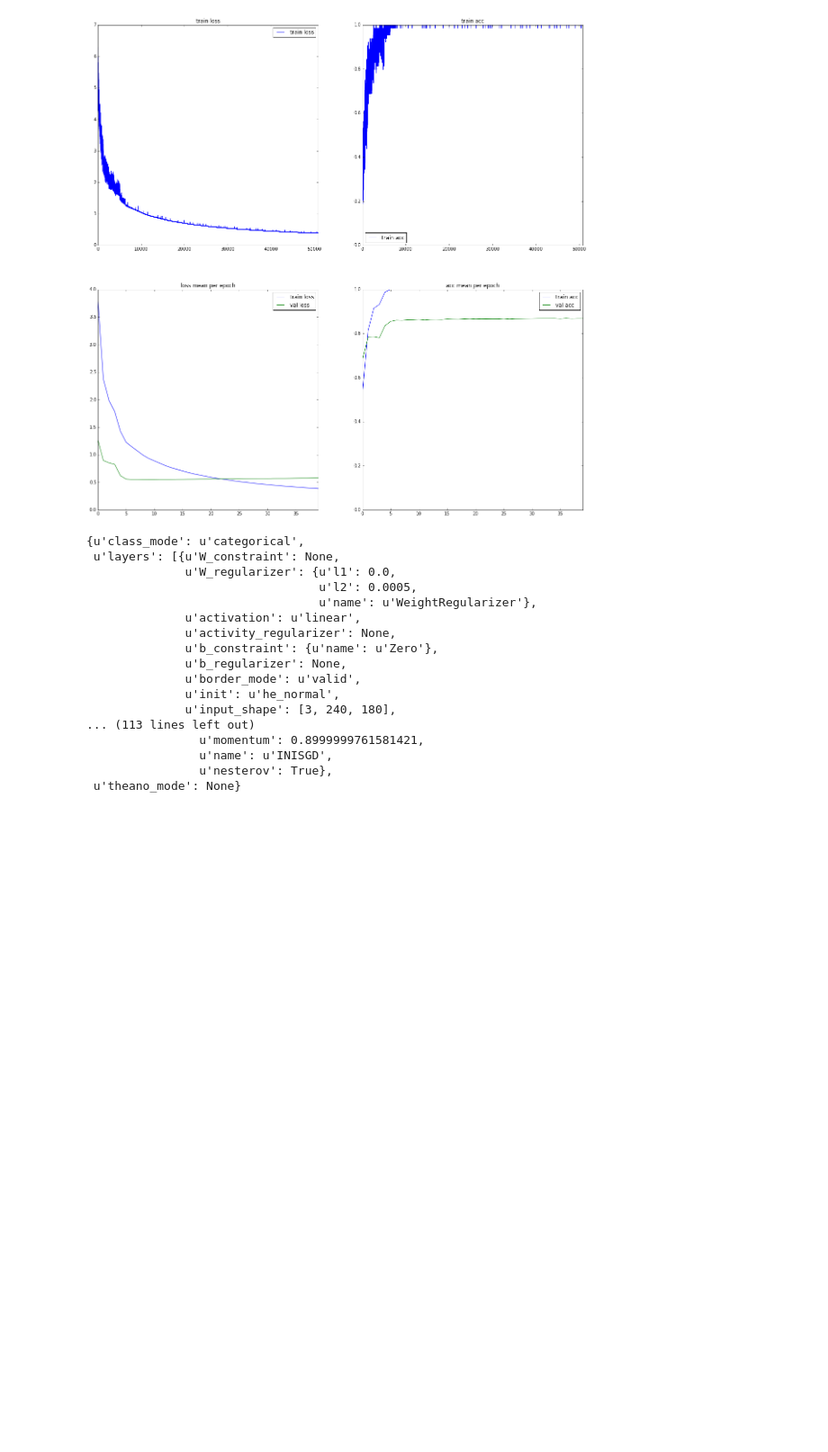
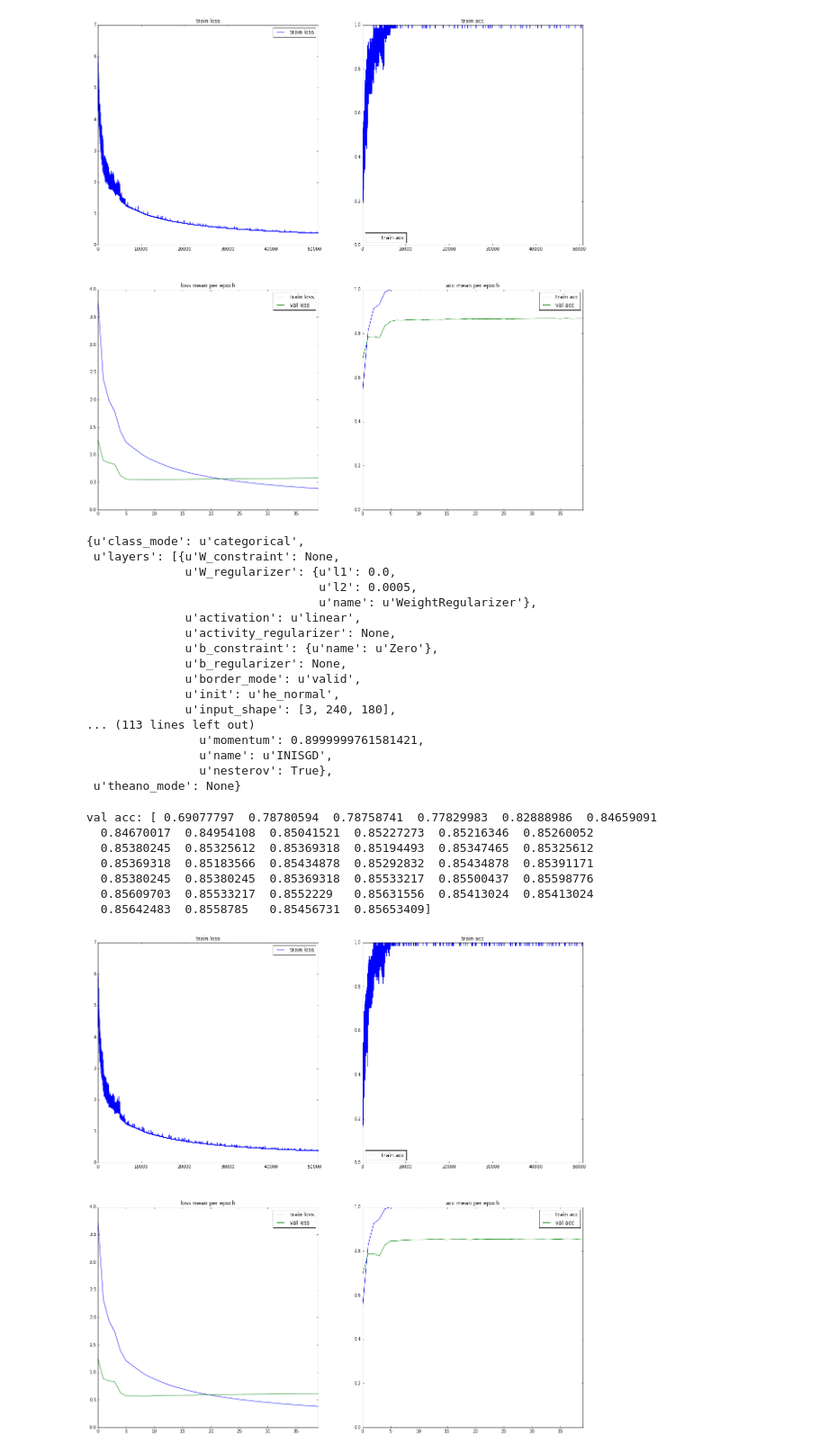
Before and after one commit to marcuniq/ini_caltech101, a Jupyter notebook: iPython Notebooks/Results visualization - every step.ipynb, the cells around one changed output. Shown at 90% size. Saved outputs shown, nothing was run; the diff lists cells and outputs as text; code cells hidden in the pictures; blank space fills up the shorter version.

Commit message:
experiment: -  bn, triangular, conv1 3x3, 40 epochs

```diff
--- a/iPython Notebooks/Results visualization - every step.ipynb
+++ b/iPython Notebooks/Results visualization - every step.ipynb
@@ -833,3 +833,21 @@ show_arch(pp + 'results/2015-12-16_11.50.53_bn_triangluar_conv1-9x9_e40_img-gen_
                 u'name': u'INISGD',
                 u'nesterov': True},
  u'theano_mode': None}
+# %%
+# batch normalization, data normalization
+# 40 epochs, batch size 64,  1250s per epoch
+# 81378 train samples, 9104 validation samples, 10102 test samples -> train/test split loaded from disk
+# triangular lr: lr=0.001, max_lr=0.02
+
+# conv1 3x3 instead of 5x5
+
+data = plot(pp + 'results/2015-12-17_06.05.25_bn_triangluar_conv1-3x3_e40_img-gen_history.json')
+# %% [output]
+val acc: [ 0.69077797  0.78780594  0.78758741  0.77829983  0.82888986  0.84659091
+  0.84670017  0.84954108  0.85041521  0.85227273  0.85216346  0.85260052
+  0.85380245  0.85325612  0.85369318  0.85194493  0.85347465  0.85325612
+  0.85369318  0.85183566  0.85434878  0.85292832  0.85434878  0.85391171
+  0.85380245  0.85380245  0.85369318  0.85533217  0.85500437  0.85598776
+  0.85609703  0.85533217  0.8552229   0.85631556  0.85413024  0.85413024
+  0.85642483  0.8558785   0.85456731  0.85653409]
+[figure, added]
```
Also changed, not shown: parts of 1 cell of this notebook, 3 other files.
